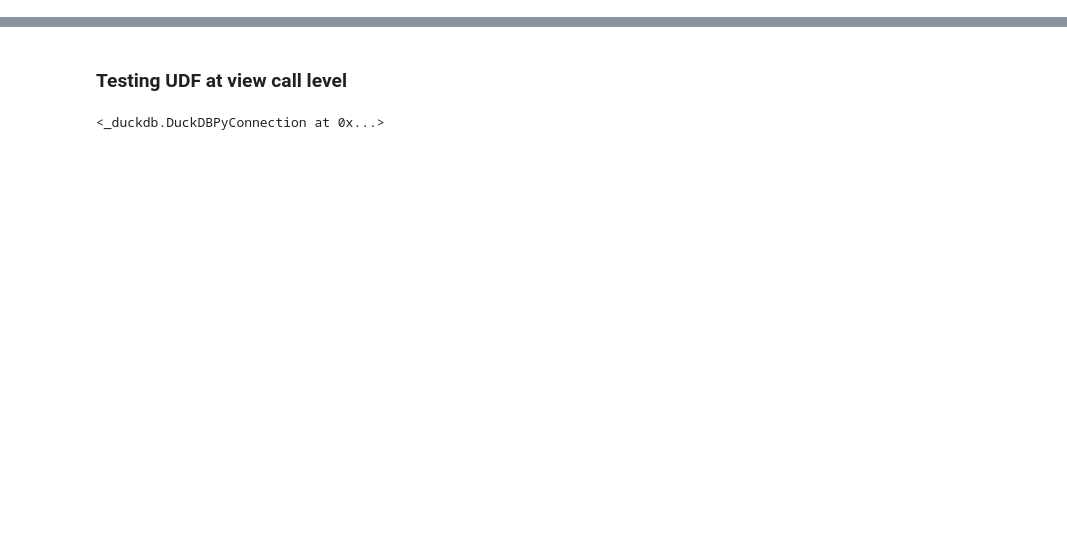
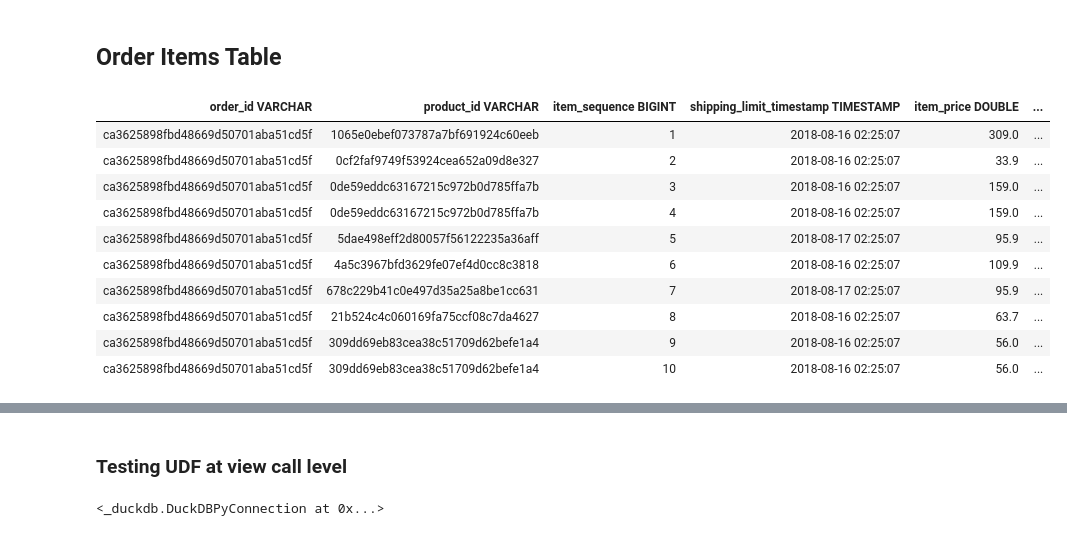
Before and after one commit to zen-citi-scientist-89/olist-data-pipeline, a Jupyter notebook: notebooks/explore_duckdb_database.ipynb, the cells around one changed output, grey strips where cells are left out. Saved outputs shown, nothing was run; the diff lists cells and outputs as text; code cells hidden in the pictures; blank space fills up the shorter version.

```diff
--- a/notebooks/explore_duckdb_database.ipynb
+++ b/notebooks/explore_duckdb_database.ipynb
@@ -27,0 +188,23 @@ conn.query("""
+# %% [markdown]
+## Order Items Table
+# %%
+# Evaluate specific order_id OR product_id
+conn.query("""
+    SELECT *
+    FROM silver_order_items
+    WHERE 1=1
+        AND order_id = 'ca3625898fbd48669d50701aba51cd5f'
+        --AND product_id = '1065e0ebef073787a7bf691924c60eeb';
+""")
+# %% [output]
+| order_id VARCHAR | product_id VARCHAR | item_sequence BIGINT | shipping_limit_timestamp TIMESTAMP | item_price DOUBLE | ... |
+| ca3625898fbd48669d50701aba51cd5f | 1065e0ebef073787a7bf691924c60eeb | 1 | 2018-08-16 02:25:07 | 309.0 | ... |
+| ca3625898fbd48669d50701aba51cd5f | 0cf2faf9749f53924cea652a09d8e327 | 2 | 2018-08-16 02:25:07 | 33.9 | ... |
+| ca3625898fbd48669d50701aba51cd5f | 0de59eddc63167215c972b0d785ffa7b | 3 | 2018-08-16 02:25:07 | 159.0 | ... |
+| ca3625898fbd48669d50701aba51cd5f | 0de59eddc63167215c972b0d785ffa7b | 4 | 2018-08-16 02:25:07 | 159.0 | ... |
+| ca3625898fbd48669d50701aba51cd5f | 5dae498eff2d80057f56122235a36aff | 5 | 2018-08-17 02:25:07 | 95.9 | ... |
+| ca3625898fbd48669d50701aba51cd5f | 4a5c3967bfd3629fe07ef4d0cc8c3818 | 6 | 2018-08-16 02:25:07 | 109.9 | ... |
+| ca3625898fbd48669d50701aba51cd5f | 678c229b41c0e497d35a25a8be1cc631 | 7 | 2018-08-17 02:25:07 | 95.9 | ... |
+| ca3625898fbd48669d50701aba51cd5f | 21b524c4c060169fa75ccf08c7da4627 | 8 | 2018-08-16 02:25:07 | 63.7 | ... |
+| ca3625898fbd48669d50701aba51cd5f | 309dd69eb83cea38c51709d62befe1a4 | 9 | 2018-08-16 02:25:07 | 56.0 | ... |
+| ca3625898fbd48669d50701aba51cd5f | 309dd69eb83cea38c51709d62befe1a4 | 10 | 2018-08-16 02:25:07 | 56.0 | ... |
```
Also changed, not shown: parts of 46 cells of this notebook.
